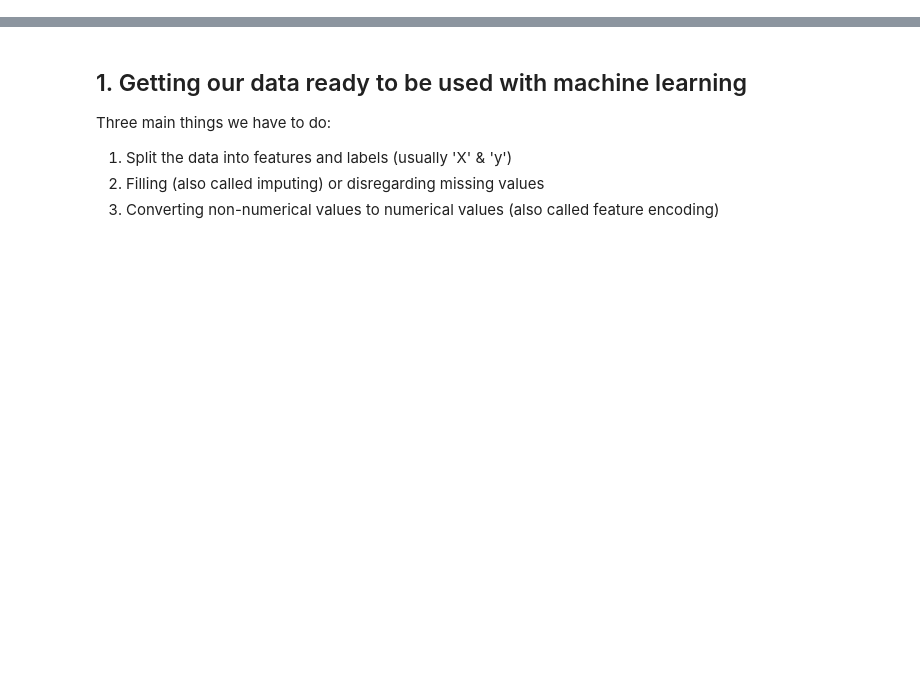
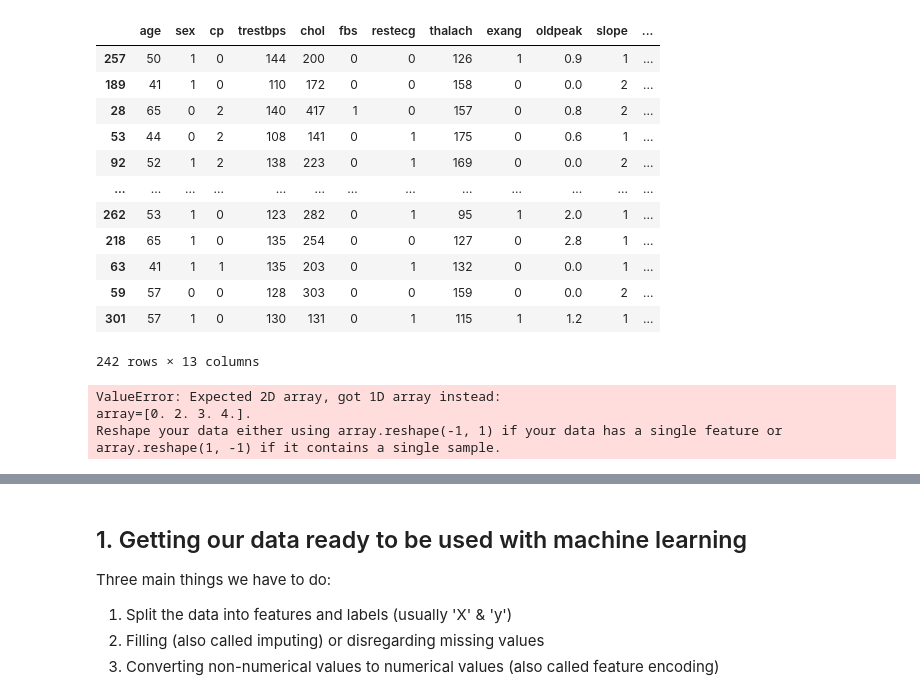
Before and after one commit to JafethHPC/Machine-Learning---Data-Science-Course, a Jupyter notebook: Notebooks/Learning/Introduction-to-scikit-learn.ipynb, the cells around one changed output, grey strips where cells are left out. Saved outputs shown, nothing was run; the diff lists cells and outputs as text; code cells hidden in the pictures; blank space fills up the shorter version.

```diff
--- a/Notebooks/Learning/Introduction-to-scikit-learn.ipynb
+++ b/Notebooks/Learning/Introduction-to-scikit-learn.ipynb
@@ -32,0 +47,7 @@ import matplotlib.pyplot as plt
+# %%
+# 2. Choose the right model and hyperparameters
+from sklearn.ensemble import RandomForestClassifier
+clf = RandomForestClassifier(n_estimators=100)
+
+# We'll keep the default hyperparameters
+clf.get_params()
@@ -32,0 +73,30 @@ import matplotlib.pyplot as plt
+# %%
+# 3. Fit the model to the training data
+from sklearn.model_selection import train_test_split
+
+X_train, X_test, y_train, y_test = train_test_split(X, y, test_size=0.2)
+# %%
+clf.fit(X_train, y_train);
+# %%
+X_train
+# %% [output]
+|  | age | sex | cp | trestbps | chol | fbs | restecg | thalach | exang | oldpeak | slope | ... |
+| 257 | 50 | 1 | 0 | 144 | 200 | 0 | 0 | 126 | 1 | 0.9 | 1 | ... |
+| 189 | 41 | 1 | 0 | 110 | 172 | 0 | 0 | 158 | 0 | 0.0 | 2 | ... |
+| 28 | 65 | 0 | 2 | 140 | 417 | 1 | 0 | 157 | 0 | 0.8 | 2 | ... |
+| 53 | 44 | 0 | 2 | 108 | 141 | 0 | 1 | 175 | 0 | 0.6 | 1 | ... |
+| 92 | 52 | 1 | 2 | 138 | 223 | 0 | 1 | 169 | 0 | 0.0 | 2 | ... |
+| ... | ... | ... | ... | ... | ... | ... | ... | ... | ... | ... | ... | ... |
+| 262 | 53 | 1 | 0 | 123 | 282 | 0 | 1 | 95 | 1 | 2.0 | 1 | ... |
+| 218 | 65 | 1 | 0 | 135 | 254 | 0 | 0 | 127 | 0 | 2.8 | 1 | ... |
+| 63 | 41 | 1 | 1 | 135 | 203 | 0 | 1 | 132 | 0 | 0.0 | 1 | ... |
+| 59 | 57 | 0 | 0 | 128 | 303 | 0 | 0 | 159 | 0 | 0.0 | 2 | ... |
+| 301 | 57 | 1 | 0 | 130 | 131 | 0 | 1 | 115 | 1 | 1.2 | 1 | ... |
+242 rows × 13 columns
+# %%
+# Make a prediction
+y_label = clf.predict(np.array([0, 2, 3, 4]))
+# %% [output]
+ValueError: Expected 2D array, got 1D array instead:
+array=[0. 2. 3. 4.].
+Reshape your data either using array.reshape(-1, 1) if your data has a single feature or array.reshape(1, -1) if it contains a single sample.
```
Also changed, not shown: parts of 76 cells of this notebook, 1 other file.
